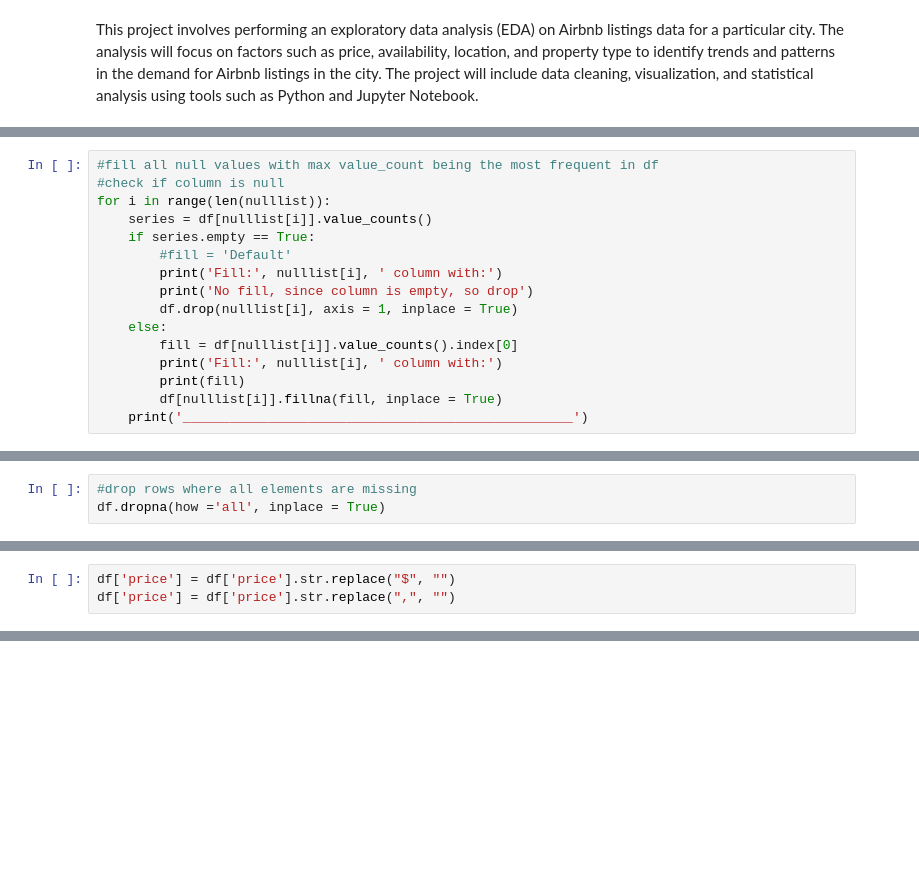
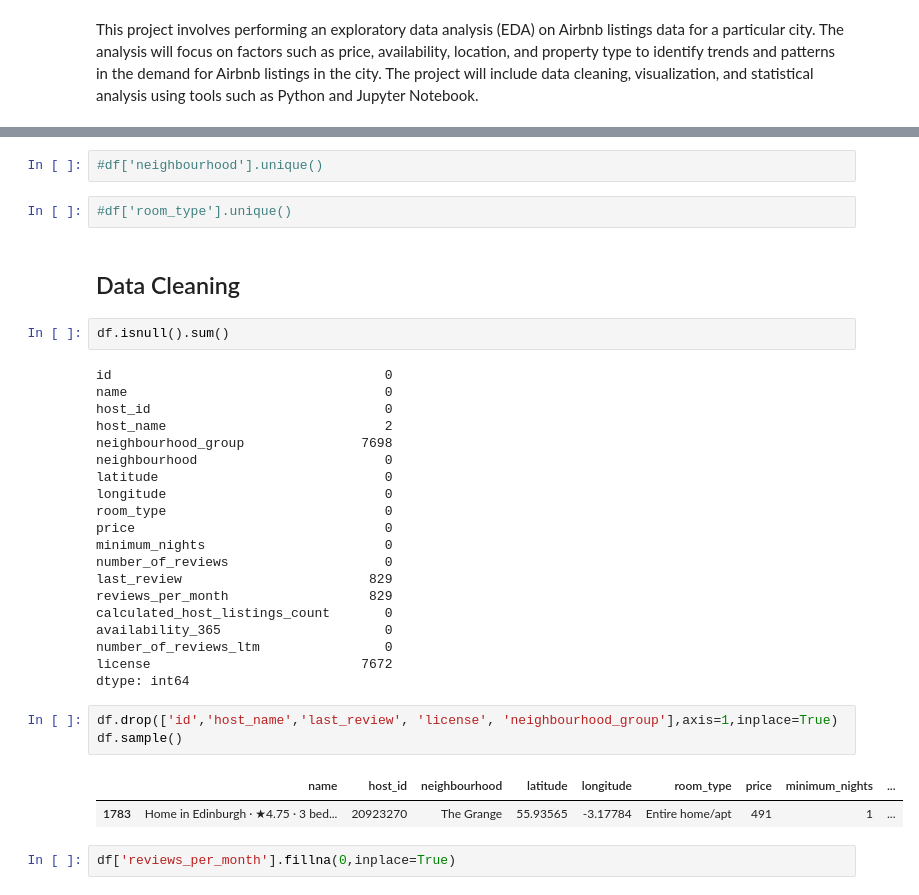
Before and after one commit to PerfectionistAF/ElectroPi.AI, a Jupyter notebook: EDA-airbnb-project/Airbnb Listings - EDINBURGH-Copy1.ipynb, the cells around one changed output, grey strips where cells are left out. Cells and saved outputs as stored; diff of their text form; blank space fills up the shorter version.

```diff
--- a/EDA-airbnb-project/Airbnb Listings - EDINBURGH-Copy1.ipynb
+++ b/EDA-airbnb-project/Airbnb Listings - EDINBURGH-Copy1.ipynb
@@ -253,16 +30,0 @@ pandas.core.series.Series
-# %%
-#fill all null values with max value_count being the most frequent in df
-#check if column is null
-for i in range(len(nulllist)):
-    series = df[nulllist[i]].value_counts()
-    if series.empty == True:
-        #fill = 'Default'
-        print('Fill:', nulllist[i], ' column with:')
-        print('No fill, since column is empty, so drop')
-        df.drop(nulllist[i], axis = 1, inplace = True)
-    else:
-        fill = df[nulllist[i]].value_counts().index[0]
-        print('Fill:', nulllist[i], ' column with:')
-        print(fill)
-        df[nulllist[i]].fillna(fill, inplace = True)
-    print('__________________________________________________')
@@ -287,3 +30,0 @@ __________________________________________________
-# %%
-#drop rows where all elements are missing
-df.dropna(how ='all', inplace = True)
@@ -388,3 +30,0 @@ array(['$126.00', '$269.00', '$95.00', '$172.00', '$361.00', '$264.00',
-# %%
-df['price'] = df['price'].str.replace("$", "")
-df['price'] = df['price'].str.replace(",", "")
@@ -586,0 +53,36 @@ pd.crosstab(df['price'],df['reviews_per_month'])
+# %%
+#df['neighbourhood'].unique()
+# %%
+#df['room_type'].unique()
+# %% [markdown]
+## Data Cleaning
+# %%
+df.isnull().sum()
+# %% [output]
+id                                   0
+name                                 0
+host_id                              0
+host_name                            2
+neighbourhood_group               7698
+neighbourhood                        0
+latitude                             0
+longitude                            0
+room_type                            0
+price                                0
+minimum_nights                       0
+number_of_reviews                    0
+last_review                        829
+reviews_per_month                  829
+calculated_host_listings_count       0
+availability_365                     0
+number_of_reviews_ltm                0
+license                           7672
+dtype: int64
+# %%
+df.drop(['id','host_name','last_review', 'license', 'neighbourhood_group'],axis=1,inplace=True)
+df.sample()
+# %% [output]
+|  | name | host_id | neighbourhood | latitude | longitude | room_type | price | minimum_nights | ... |
+| 1783 | Home in Edinburgh · ★4.75 · 3 bed... | 20923270 | The Grange | 55.93565 | -3.17784 | Entire home/apt | 491 | 1 | ... |
+# %%
+df['reviews_per_month'].fillna(0,inplace=True)
```
Also changed, not shown: parts of 100 cells of this notebook.
